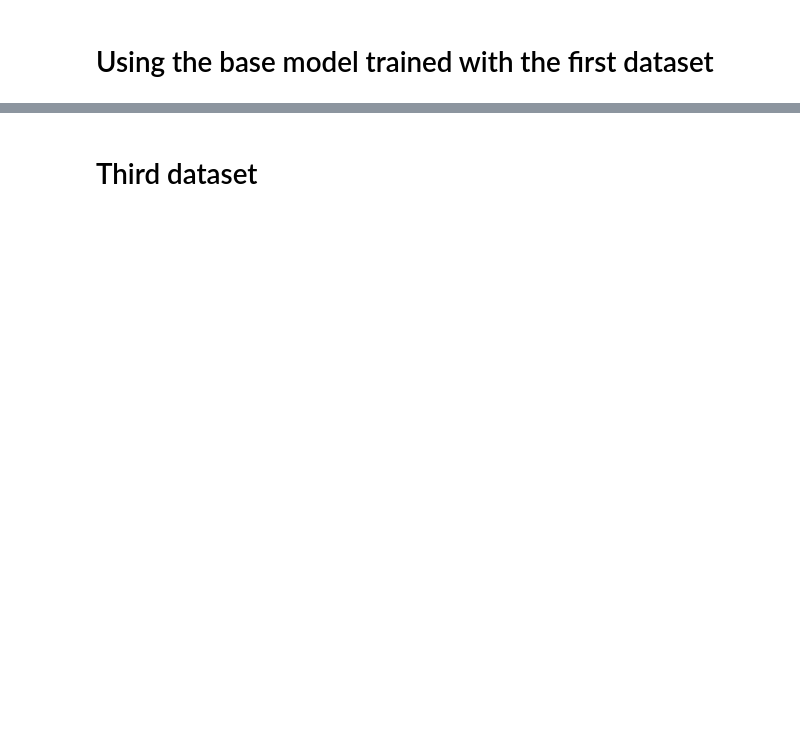
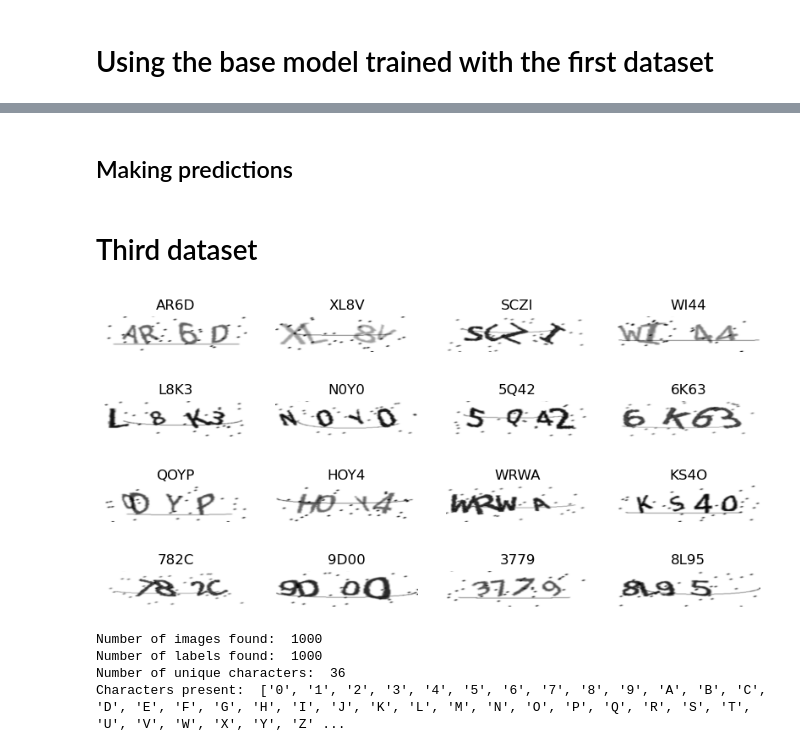
Before and after one commit to KataRiegels/captcha, a Jupyter notebook: captcha_notebook.ipynb, the cells around one changed output, grey strips where cells are left out. Cells and saved outputs as stored; diff of their text form; code cells hidden in the pictures; blank space fills up the shorter version.

```diff
--- a/captcha_notebook.ipynb
+++ b/captcha_notebook.ipynb
@@ -523,8 +605,17 @@ data2.train_model(epochs = d2_epochs, model = model2)
+# %% [markdown]
+## Making predictions
 # %% [markdown]
 # Third dataset
 # %%
 data3 = DataSetHandler(data_dir3, file_name_excluder="_1")
 data3.split_data();
 data3.process_dataset();
 data3.plot_examples()
+data3.print_basics()
+# %% [output]
+[figure, added]
+Number of images found:  1000
+Number of labels found:  1000
+Number of unique characters:  36
+Characters present:  ['0', '1', '2', '3', '4', '5', '6', '7', '8', '9', 'A', 'B', 'C', 'D', 'E', 'F', 'G', 'H', 'I', 'J', 'K', 'L', 'M', 'N', 'O', 'P', 'Q', 'R', 'S', 'T', 'U', 'V', 'W', 'X', 'Y', 'Z' ...
 # %%
```
Also changed, not shown: parts of 25 cells of this notebook, 6 other files.
